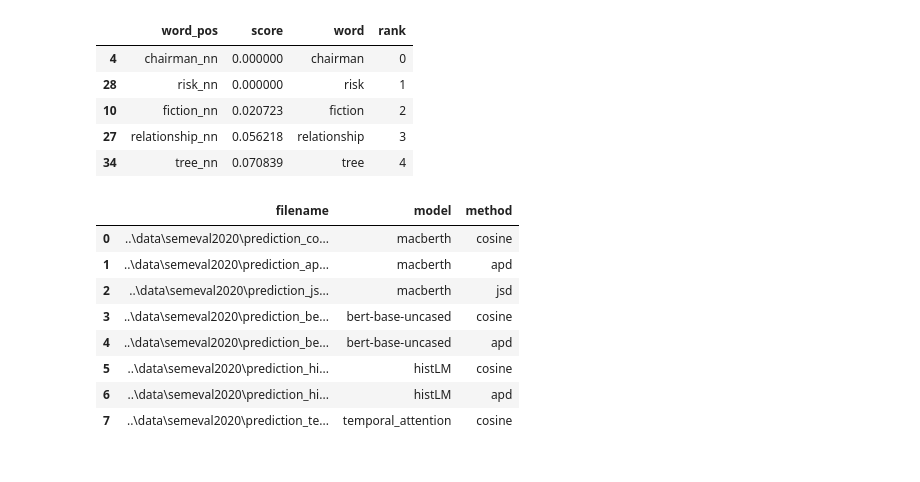
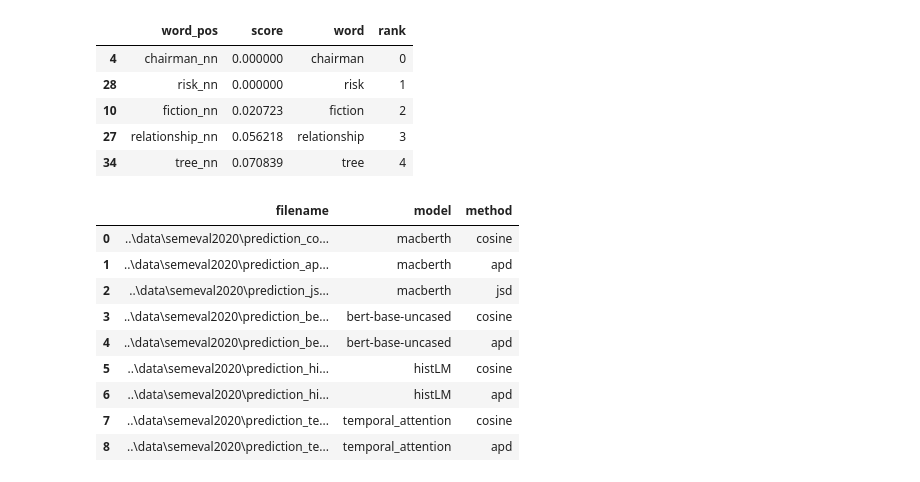
Before and after one commit to Semantics-of-Sustainability/DiachronicLanguageModels, a Jupyter notebook: notebooks/SemEval2020.ipynb, the cells around one changed output. Cells and saved outputs as stored; diff of their text form; code cells hidden in the pictures.

Commit message:
Added another temporal attention score, and a conclusion

```diff
--- a/notebooks/SemEval2020.ipynb
+++ b/notebooks/SemEval2020.ipynb
@@ -123,28 +123,30 @@ def plot_predictions(predictions, name):
 # %%
 from pathlib import Path
 prediction_path = Path('../data/semeval2020/')
 models = [
     [prediction_path / 'prediction_cosine_macberth.txt', 'macberth', 'cosine'],
     [prediction_path / 'prediction_apd_macberth.txt', 'macberth', 'apd'],
     [prediction_path / 'prediction_jsd_macberth.txt', 'macberth', 'jsd'],
     [prediction_path / 'prediction_bert-base-uncased_cosine.txt', 'bert-base-uncased', 'cosine'],
     [prediction_path / 'prediction_bert-base-uncased_apd.txt', 'bert-base-uncased', 'apd'],
     [prediction_path / 'prediction_histLM_bertbase_cosine.txt', 'histLM', 'cosine'],
     [prediction_path / 'prediction_histLM_bertbase_adp.txt', 'histLM', 'apd'],
-    [prediction_path / 'prediction_temporalattention_cosine.txt', 'temporal_attention', 'cosine']
+    [prediction_path / 'prediction_temporalattention_cosine.txt', 'temporal_attention', 'cosine'],
+    [prediction_path / 'prediction_temporalattention_apd.txt', 'temporal_attention', 'apd']
 ]
 models_df = pd.DataFrame(models, columns=['filename', 'model', 'method'])
 models_df
 # %% [output]
 |  | filename | model | method |
 | 0 | ..\data\semeval2020\prediction_co... | macberth | cosine |
 | 1 | ..\data\semeval2020\prediction_ap... | macberth | apd |
 | 2 | ..\data\semeval2020\prediction_js... | macberth | jsd |
 | 3 | ..\data\semeval2020\prediction_be... | bert-base-uncased | cosine |
 | 4 | ..\data\semeval2020\prediction_be... | bert-base-uncased | apd |
 | 5 | ..\data\semeval2020\prediction_hi... | histLM | cosine |
 | 6 | ..\data\semeval2020\prediction_hi... | histLM | apd |
 | 7 | ..\data\semeval2020\prediction_te... | temporal_attention | cosine |
+| 8 | ..\data\semeval2020\prediction_te... | temporal_attention | apd |
 # %%
 predictions_dict = {i: load_predictions(row['filename'], targets) for i, row in models_df.iterrows()}
 # %%
```
Also changed, not shown: parts of 4 cells of this notebook, 1 other file.
